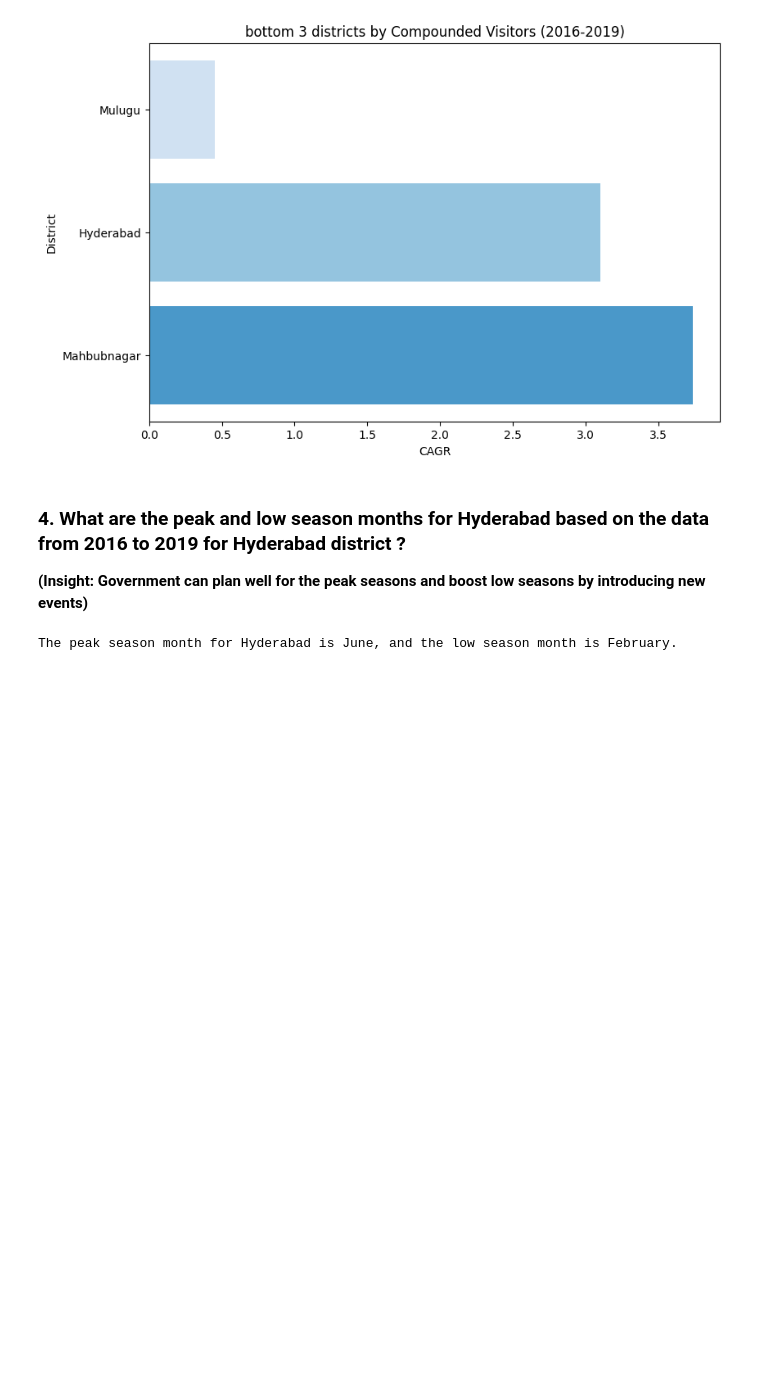
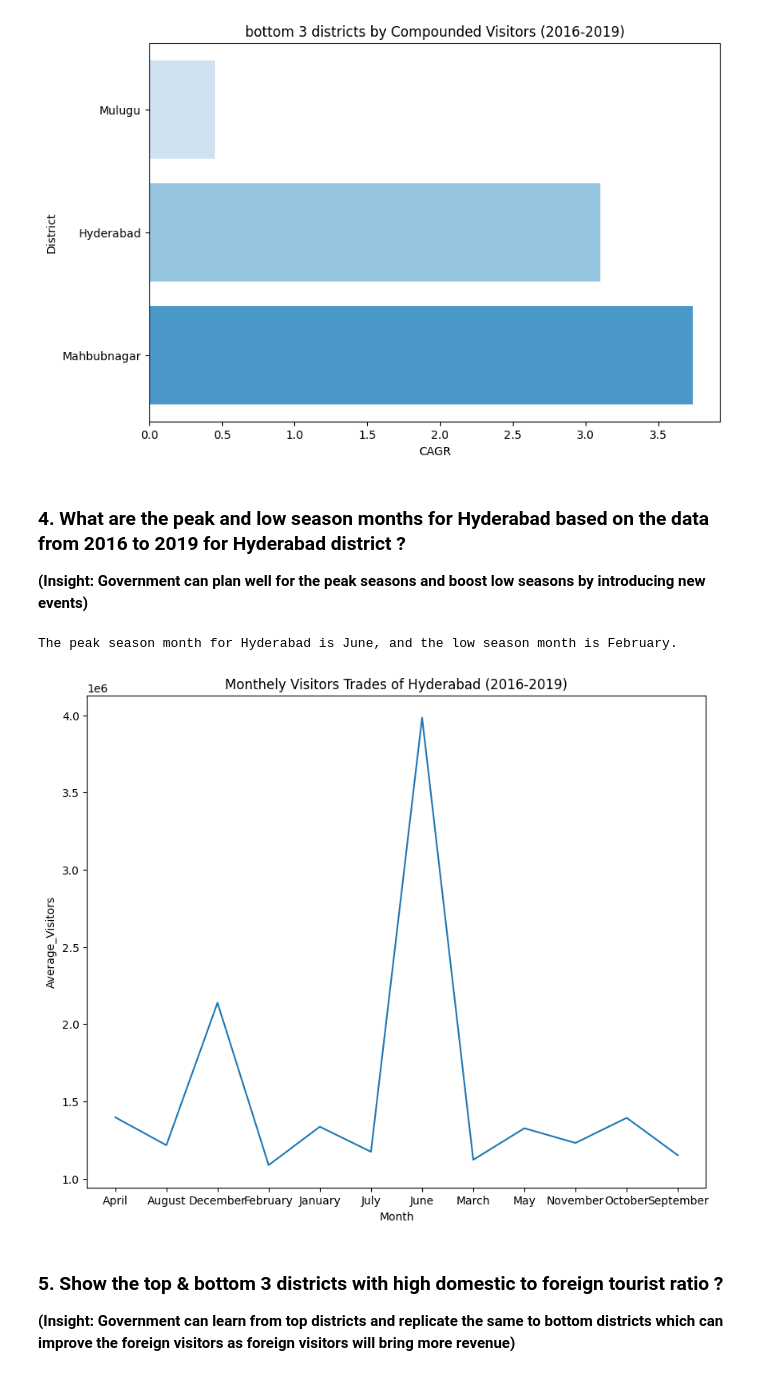
Before and after one commit to Prateek07-Kumar/-Telangana-Government-Tourism, a Jupyter notebook: Notebook/Query.ipynb, the cells around one changed output. Saved outputs shown, nothing was run; the diff lists cells and outputs as text; code cells hidden in the pictures; blank space fills up the shorter version.

```diff
--- a/Notebook/Query.ipynb
+++ b/Notebook/Query.ipynb
@@ -316,3 +316,28 @@ bottom_month = grouped_data.sort_values('total_visitors', ascending=True).head(1
 print(f"The peak season month for Hyderabad is {top_month}, and the low season month is {bottom_month}.")
 # %% [output]
 The peak season month for Hyderabad is June, and the low season month is February.
+# %%
+# Filter the DataFrame to include only data for Hyderabad district from 2016 and 2019
+
+hyd_data = df[(df['district']== 'Hyderabad') & (df['year'].between(2016, 2019))]
+
+# Group the data by month and calculate the average number of visitors for each month
+
+grouped_data = hyd_data.groupby('month').agg({'total_visitors': 'mean'})
+
+# Plot the data as a line chart
+
+plt.figure(figsize=(10,8))
+plt.plot(grouped_data.index, grouped_data['total_visitors'])
+plt.title('Monthely Visitors Trades of Hyderabad (2016-2019)')
+plt.xlabel('Month')
+plt.ylabel('Average_Visitors')
+plt.xticks(grouped_data.index)
+plt.show()
+# %% [output]
+[figure, added]
+# %% [markdown]
+### 5. Show the top & bottom 3 districts with high domestic to foreign tourist ratio ?
+
+
+**(Insight: Government can learn from top districts and replicate the same to bottom districts which can improve the foreign visitors as foreign visitors will bring more revenue)**
```
Also changed, not shown: parts of 6 cells of this notebook.
